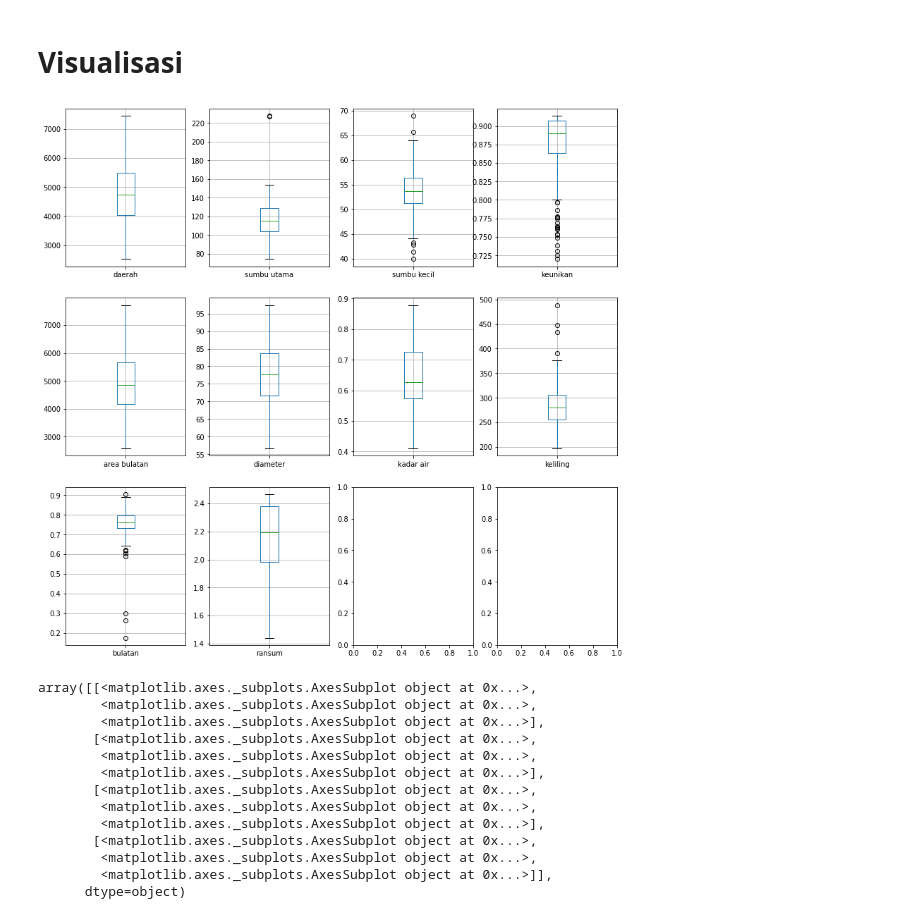
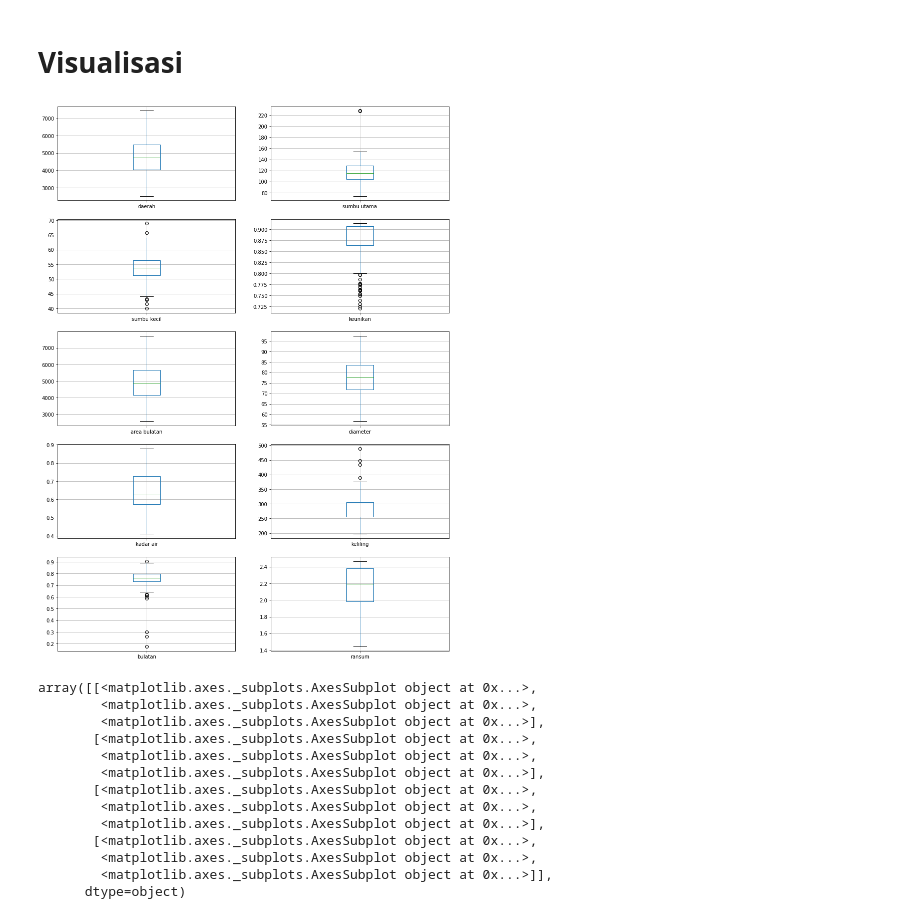
Before and after one commit to girvinjunod/TubesProbstat, a Jupyter notebook: 02-T1-IF2220-13519081.ipynb, the cells around one changed output. Saved outputs shown, nothing was run; the diff lists cells and outputs as text; code cells hidden in the pictures.

```diff
--- a/02_T1_IF2220_13519081.ipynb
+++ b/02-T1-IF2220-13519081.ipynb
@@ -67,11 +71,14 @@ dtype: float64
 for i in gandum.columns:
   mod = gandum[i].mode()
   print("Modus " + i + ": ", end="")
-  for j in range(len(mod)):
-    if j != len(mod) -1:
-      print(mod[j], end= ", ")
-    else:
-      print(mod[j])
+  if(len(mod) != 500): #jika tidak semua modus
+    for j in range(len(mod)):
+      if j != len(mod) -1:
+        print(mod[j], end= ", ")
+      else:
+        print(mod[j])
+  else:
+    print("Semua data muncul sekali") #semua data unik, semua modus
   print()
 # %% [output]
 Modus daerah: 3992, 4881, 5642, 6083
@@ -251,16 +258,16 @@ dtype: float64
 # %% [markdown]
 # **Visualisasi**
 # %%
-fig, axes = plt.subplots(nrows = 3, ncols=4, figsize=(14,14))
+fig, axes = plt.subplots(nrows = 5, ncols=2, figsize=(14,20))
 row = 0
 for i, col in enumerate(gandum.columns):
-  gandum.boxplot(column=col, ax=axes[row, i%4])
-  if i % 4 == 3:
+  gandum.boxplot(column=col, ax=axes[row, i%2])
+  if i % 2 == 1:
     row += 1
 plt.show()
 #Menunjukkan boxplot untuk kolom daerah - ransum
 # %% [output]
-[figure, old version]
+[figure, new version]
 # %%
 gandum.hist(figsize=(20, 20), edgecolor='black')
 #Menunjukkan histogram untuk kolom daerah - ransum
```
Also changed, not shown: parts of 36 cells of this notebook, 2 other files.
